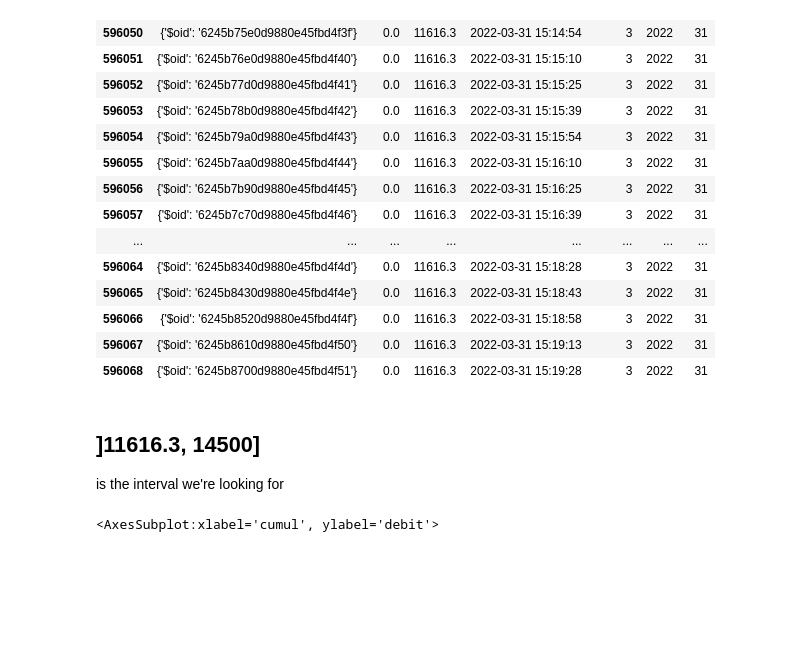
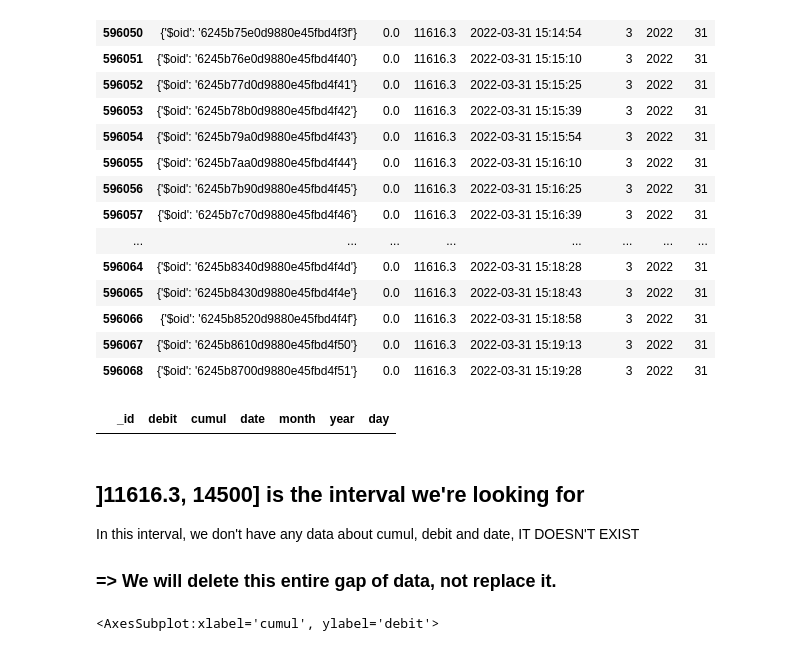
Before and after one commit to Cyrine-afk/Water-Consumption, a Jupyter notebook: Water DB.ipynb, the cells around one changed output. Saved outputs shown, nothing was run; the diff lists cells and outputs as text; code cells hidden in the pictures; blank space fills up the shorter version.

Commit message:
Looking for second gap

```diff
--- a/Water DB.ipynb
+++ b/Water DB.ipynb
@@ -447,12 +447,17 @@ cumul_gaps3
 | 596068 | {'$oid': '6245b8700d9880e45fbd4f51'} | 0.0 | 11616.3 | 2022-03-31 15:19:28 | 3 | 2022 | 31 |
 # %%
 cumul_gaps4=water_json_subset[(water_json_subset['cumul']>11616.3) & (water_json_subset['cumul']<14500)]
-#print(cumul_gaps4)
+#print(
+cumul_gaps4
+ #   )
 
 #cumul_gaps4[['cumul','debit']].plot(kind='scatter', x='cumul', y='debit', figsize=(20,10))
+# %% [output]
+|  | _id | debit | cumul | date | month | year | day |
-# %% [markdown]
-## ]11616.3, 14500]
-is the interval we're looking for
+# %% [markdown]
+## ]11616.3, 14500] is the interval we're looking for
+In this interval, we don't have any data about cumul, debit and date, IT DOESN'T EXIST
+### => We will delete this entire gap of data, not replace it.
 # %%
 #looking for exact values of intervals in this section's outliers
 cumul_gaps3[['cumul','debit']].plot(kind='scatter', x='cumul', y='debit', figsize=(20,10))
```
